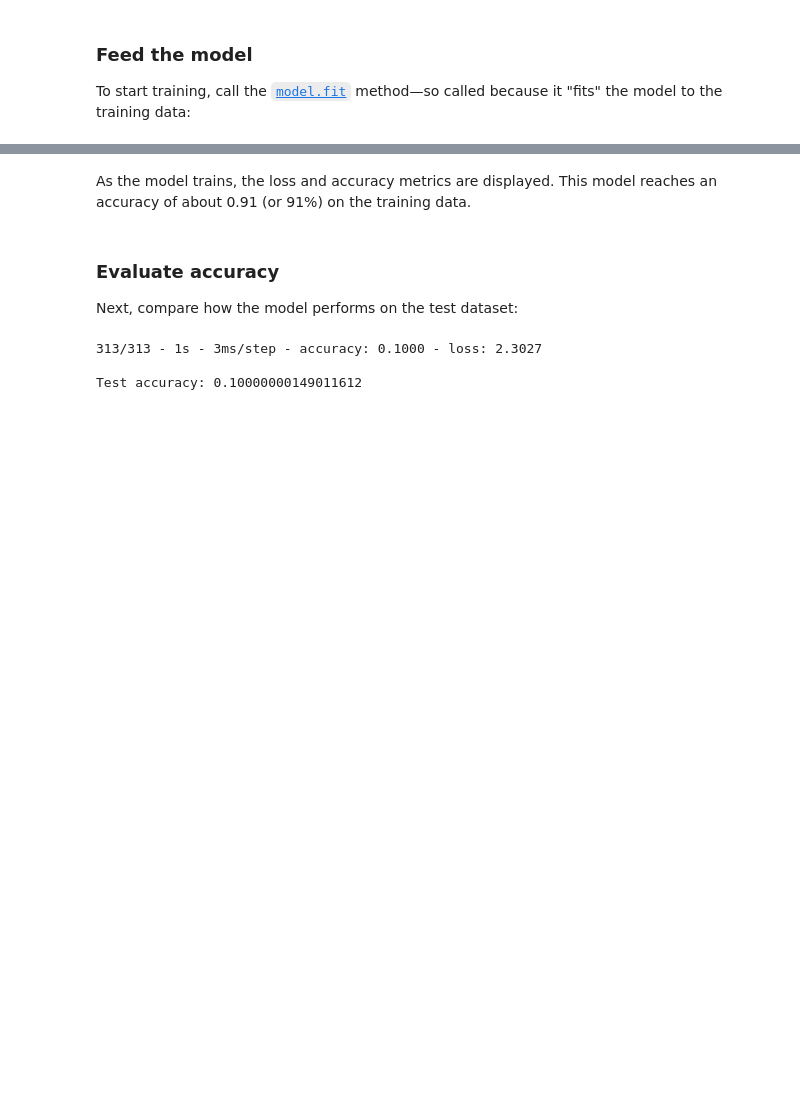
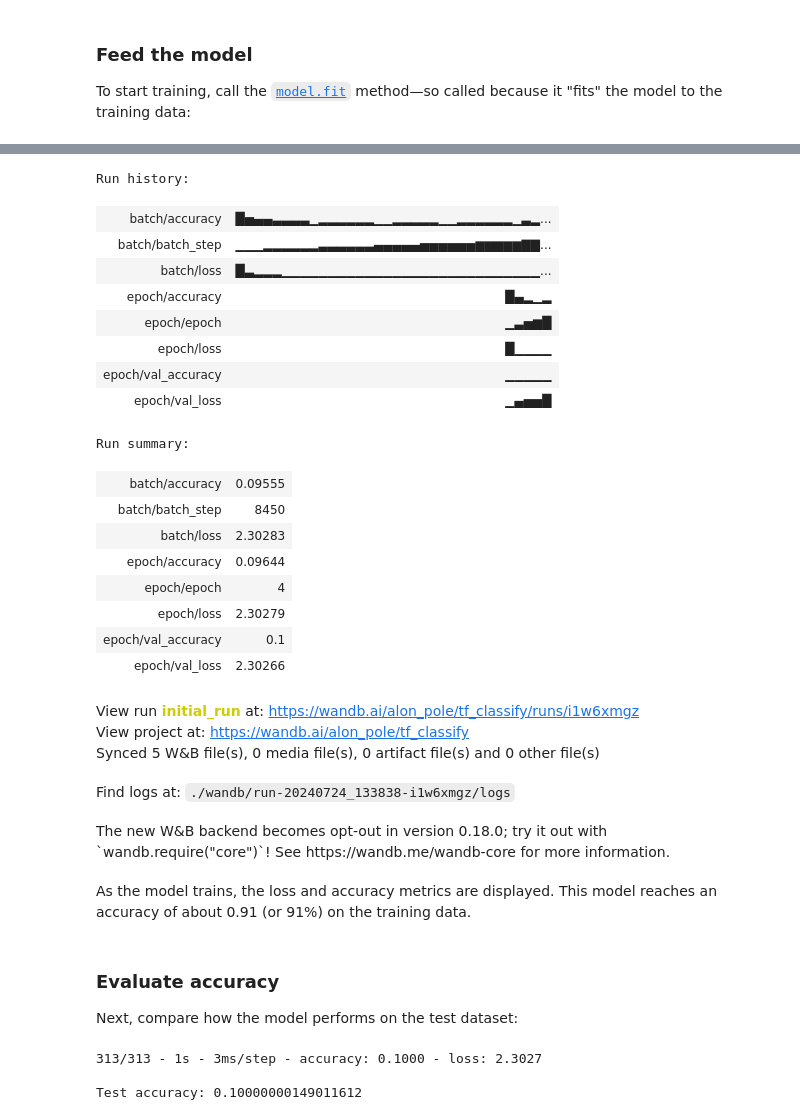
Before and after one commit to alon1samuel/various_classifications, a Jupyter notebook: classify_local_cifar.ipynb, the cells around one changed output, grey strips where cells are left out. Drawn from its saved outputs; the diff is of its cells as text; code cells hidden in the pictures; blank space fills up the shorter version.

```diff
--- a/classify_local_cifar.ipynb
+++ b/classify_local_cifar.ipynb
@@ -299,3 +327,30 @@ Epoch 20/20
+# %%
+
+wandb.finish()
+# %% [output]
+Run history:
+| batch/accuracy | █▅▄▄▃▃▃▃▁▂▂▂▂▂▂▁▁▂▂▂▂▂▁▁▂▂▂▂▂▂▁▃▂... |
+| batch/batch_step | ▁▁▁▂▂▂▂▂▂▃▃▃▃▃▃▄▄▄▄▄▅▅▅▅▅▅▆▆▆▆▆▇▇... |
+| batch/loss | █▃▂▂▂▁▁▁▁▁▁▁▁▁▁▁▁▁▁▁▁▁▁▁▁▁▁▁▁▁▁▁▁... |
+| epoch/accuracy | █▄▂▁▂ |
+| epoch/epoch | ▁▃▅▆█ |
+| epoch/loss | █▁▁▁▁ |
+| epoch/val_accuracy | ▁▁▁▁▁ |
+| epoch/val_loss | ▁▄▅▅█ |
+Run summary:
+| batch/accuracy | 0.09555 |
+| batch/batch_step | 8450 |
+| batch/loss | 2.30283 |
+| epoch/accuracy | 0.09644 |
+| epoch/epoch | 4 |
+| epoch/loss | 2.30279 |
+| epoch/val_accuracy | 0.1 |
+| epoch/val_loss | 2.30266 |
+View run initial_run at: https://wandb.ai/alon_pole/tf_classify/runs/i1w6xmgz
+View project at: https://wandb.ai/alon_pole/tf_classify
+Synced 5 W&B file(s), 0 media file(s), 0 artifact file(s) and 0 other file(s)
+Find logs at: ./wandb/run-20240724_133838-i1w6xmgz/logs
+The new W&B backend becomes opt-out in version 0.18.0; try it out with `wandb.require("core")`! See https://wandb.me/wandb-core for more information.
 # %% [markdown]
 As the model trains, the loss and accuracy metrics are displayed. This model reaches an accuracy of about 0.91 (or 91%) on the training data.
 # %% [markdown]
```
Also changed, not shown: parts of 12 cells of this notebook.
